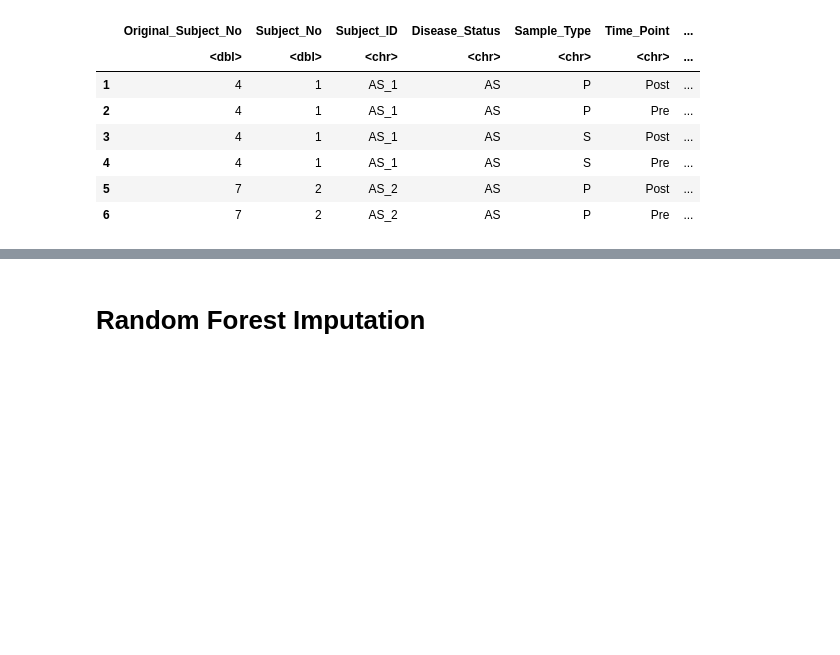
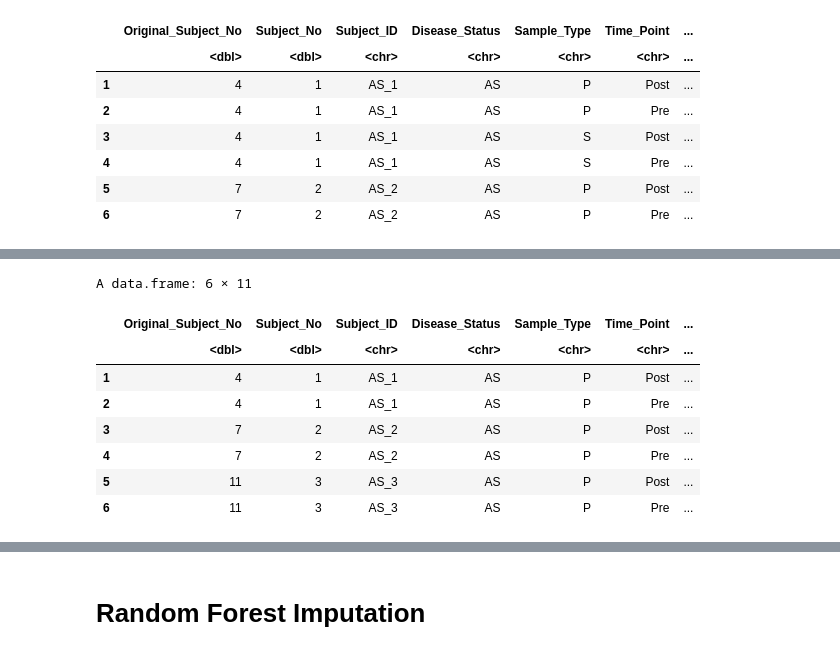
Before and after one commit to UNC-CEMALB/Ozone-exposure-is-associated-with-alterations-in-lung-and-systemic-sterol-profiles-in-healthy-and-as, a Jupyter notebook: 1. Data Imputation/Data Imputation.ipynb, the cells around one changed output, grey strips where cells are left out. Drawn from its saved outputs; the diff is of its cells as text; code cells hidden in the pictures; blank space fills up the shorter version.

```diff
--- a/1. Data Imputation/Data Imputation.ipynb
+++ b/1. Data Imputation/Data Imputation.ipynb
@@ -90,13 +98,0 @@ A grouped_df: 4 × 4
-# %%
-#implementing background filter where a variable needs to be present in at least 25% of subjects
-variables_to_remove_df = ozone_data %>%
-    filter(Sample_Type == "P" & Variable == "Utero")
-
-`%notin%` <- Negate(`%in%`)
-ozone_data = ozone_data[ozone_data %notin% variables_to_remove_df[1:11],]
-# %%
-ozone_data = ozone_data %>%
-    #making value col numeric instead of character
-    mutate(Value = ifelse(Value == "NA", NA, as.numeric(Value)))
-
-head(ozone_data)
@@ -114,0 +99,24 @@ A data.frame: 6 × 11
+# %%
+#implementing background filter where a variable needs to be present in at least 25% of subjects
+#and where subject needs to have at least 25% of data for variables within a category/ time point/ sample
+variable1_to_remove_df = ozone_data %>%
+    filter(Sample_Type == "P" & Variable == "Utero")
+variable2_to_remove_df = ozone_data %>%
+    filter(Sample_Type == "S", Time_Point == "Pre", Category == "Cytokine", Subject_ID == "AS_3")
+variable3_to_remove_df = ozone_data %>%
+    filter(Sample_Type == "S", Time_Point == "Pre", Category == "Lung_`Function", Subject_ID %in% c("AS_5", "AS_1"))
+variable4_to_remove_df = ozone_data %>%
+    filter(Sample_Type == "S", Time_Point == "Pre", Category == "Sterol", Subject_ID == "AS_3")
+variables_to_remove_df = rbind(variable1_to_remove_df, variable2_to_remove_df, variable3_to_remove_df, variable4_to_remove_df)
+
+head(variables_to_remove_df)
+# %% [output]
+A data.frame: 6 × 11
+|  | Original_Subject_No | Subject_No | Subject_ID | Disease_Status | Sample_Type | Time_Point | ... |
+|  | <dbl> | <dbl> | <chr> | <chr> | <chr> | <chr> | ... |
+| 1 | 4 | 1 | AS_1 | AS | P | Post | ... |
+| 2 | 4 | 1 | AS_1 | AS | P | Pre | ... |
+| 3 | 7 | 2 | AS_2 | AS | P | Post | ... |
+| 4 | 7 | 2 | AS_2 | AS | P | Pre | ... |
+| 5 | 11 | 3 | AS_3 | AS | P | Post | ... |
+| 6 | 11 | 3 | AS_3 | AS | P | Pre | ... |
```
Also changed, not shown: parts of 10 cells of this notebook.
